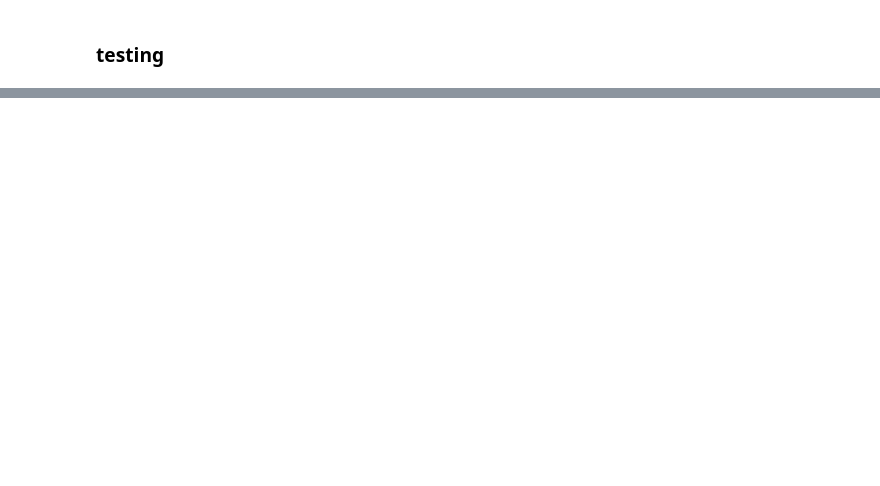
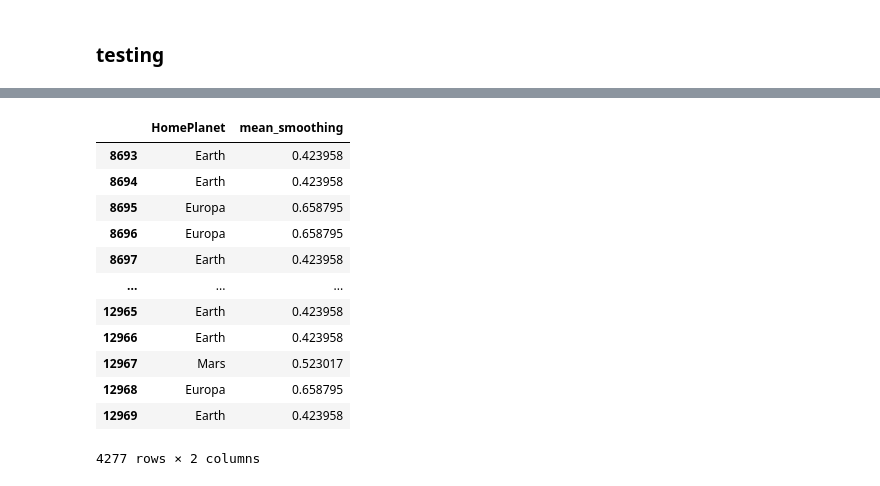
Before and after one commit to sinjy1203/kaggle_MyNotebook, a Jupyter notebook: spaceshiptitanic-binaryclassification-2.ipynb, the cells around one changed output, grey strips where cells are left out. Cells and saved outputs as stored; diff of their text form; code cells hidden in the pictures; blank space fills up the shorter version.

```diff
--- a/spaceshiptitanic-binaryclassification-2.ipynb
+++ b/spaceshiptitanic-binaryclassification-2.ipynb
@@ -389,0 +338,10 @@ Name: Transported, Length: 8693, dtype: int64
+# %%
+def smoothing(n_rows, target_mean, global_mean, alpha):
+    return (target_mean * n_rows + global_mean * alpha) / (n_rows + alpha)
+global_mean = target.mean()
+alpha = 0.7
+
+mean_cnt = temp.groupby(trn_series.name)[target.name].agg(['mean', 'count'])
+mean_cnt['mean_smoothing'] = mean_cnt.apply(lambda x: smoothing(x['count'], x['mean'], global_mean, alpha), axis=1)
+mean_cnt.drop(['mean', 'count'], axis=1, inplace=True)
+mean_cnt
@@ -389,0 +354,20 @@ Name: Transported, Length: 8693, dtype: int64
+# %%
+tst_df = pd.merge(
+    tst_series.to_frame(tst_series.name),
+    mean_cnt.reset_index(), on=tst_series.name, how='left')
+tst_df.index = tst_series.index
+tst_df
+# %% [output]
+|  | HomePlanet | mean_smoothing |
+| 8693 | Earth | 0.423958 |
+| 8694 | Earth | 0.423958 |
+| 8695 | Europa | 0.658795 |
+| 8696 | Europa | 0.658795 |
+| 8697 | Earth | 0.423958 |
+| ... | ... | ... |
+| 12965 | Earth | 0.423958 |
+| 12966 | Earth | 0.423958 |
+| 12967 | Mars | 0.523017 |
+| 12968 | Europa | 0.658795 |
+| 12969 | Earth | 0.423958 |
+4277 rows × 2 columns
```
Also changed, not shown: parts of 25 cells of this notebook.
